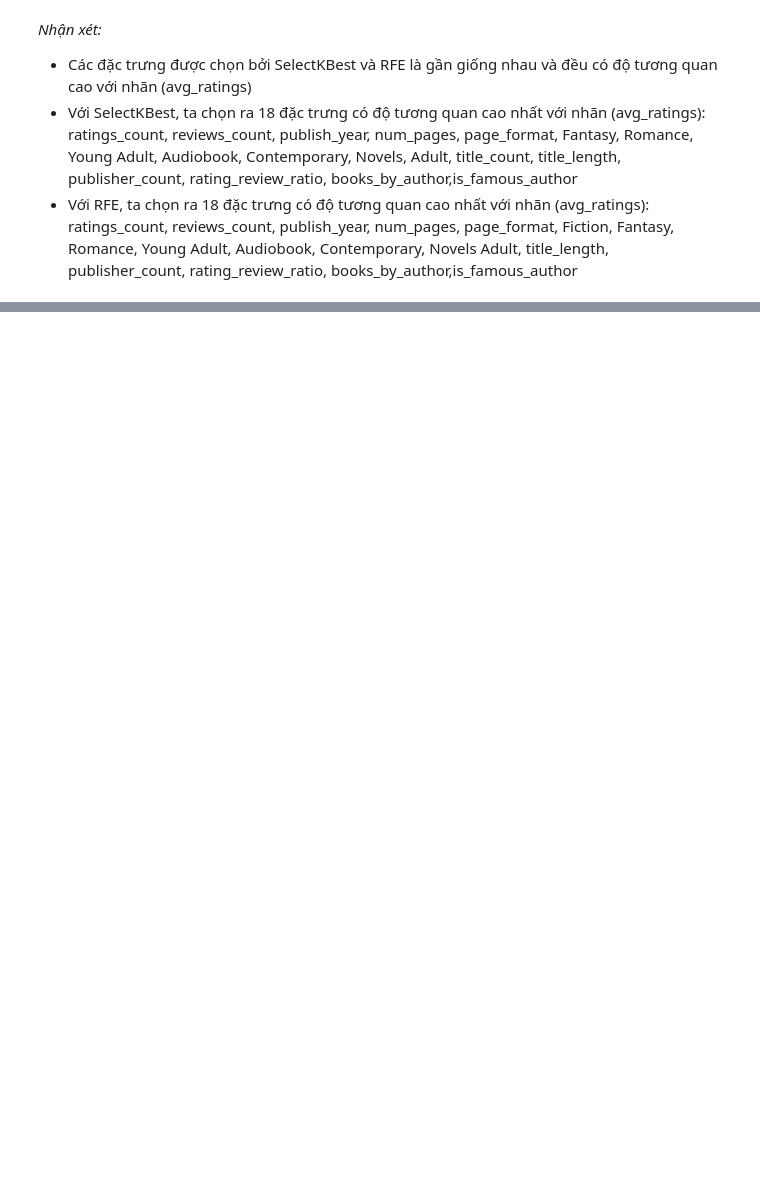
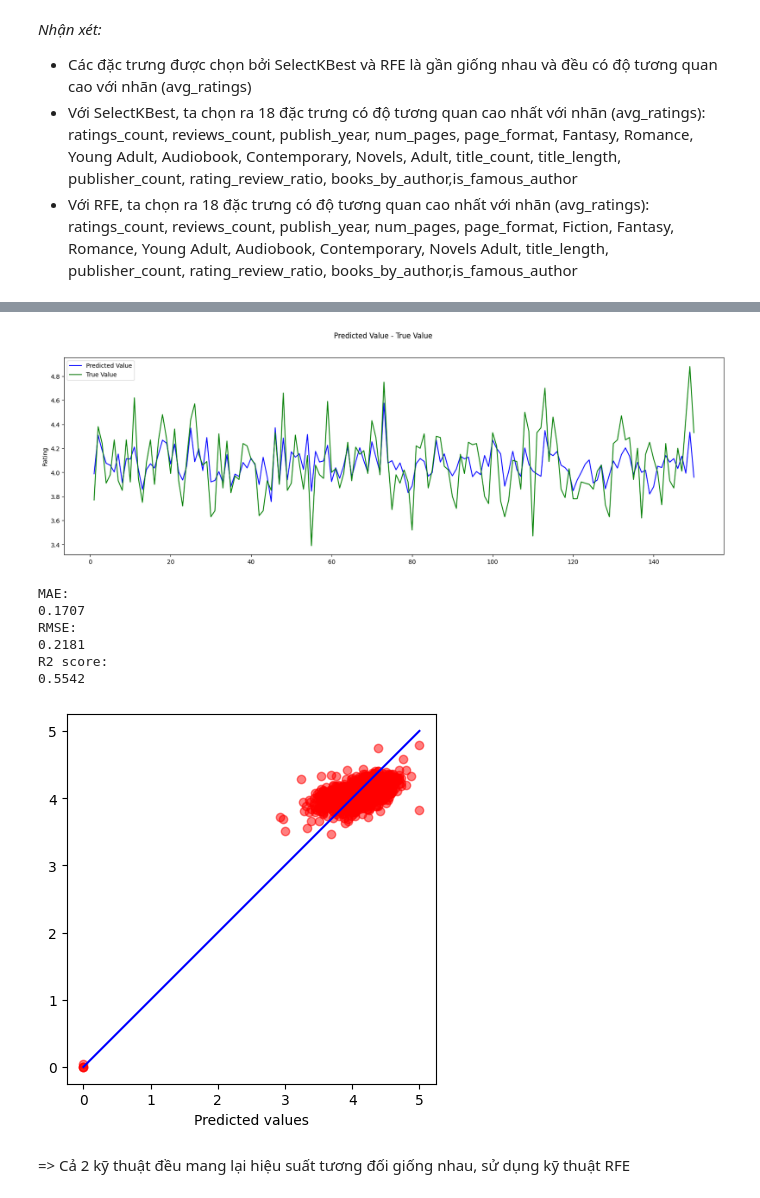
Before and after one commit to legitb0y/KHDL_CK_DCD, a Jupyter notebook: main_10000.ipynb, the cells around one changed output, grey strips where cells are left out. Drawn from its saved outputs; the diff is of its cells as text; code cells hidden in the pictures; blank space fills up the shorter version.

```diff
--- a/main_10000.ipynb
+++ b/main_10000.ipynb
@@ -562,0 +701,18 @@ Fiction, Fantasy, Romance, Young Adult, Audiobook, Contemporary, Novels Adult, t
+# %%
+rf = RandomForestRegressor()
+y_pred_SF_rf = trainDefaultModel(rf, X_train_SF_RF , y_train, X_val_SF)
+# %%
+plotValue(y_val, y_pred_SF_rf)
+x,y,z = accuracyScore(y_val, y_pred_SF_rf)
+rs_sf.append([x,y,z])
+# %% [output]
+[figure, added]
+MAE:
+0.1707
+RMSE:
+0.2181
+R2 score:
+0.5542
+[figure, added]
+# %% [markdown]
+=> Cả 2 kỹ thuật đều mang lại hiệu suất tương đối giống nhau, sử dụng kỹ thuật RFE
```
Also changed, not shown: parts of 52 cells of this notebook.
